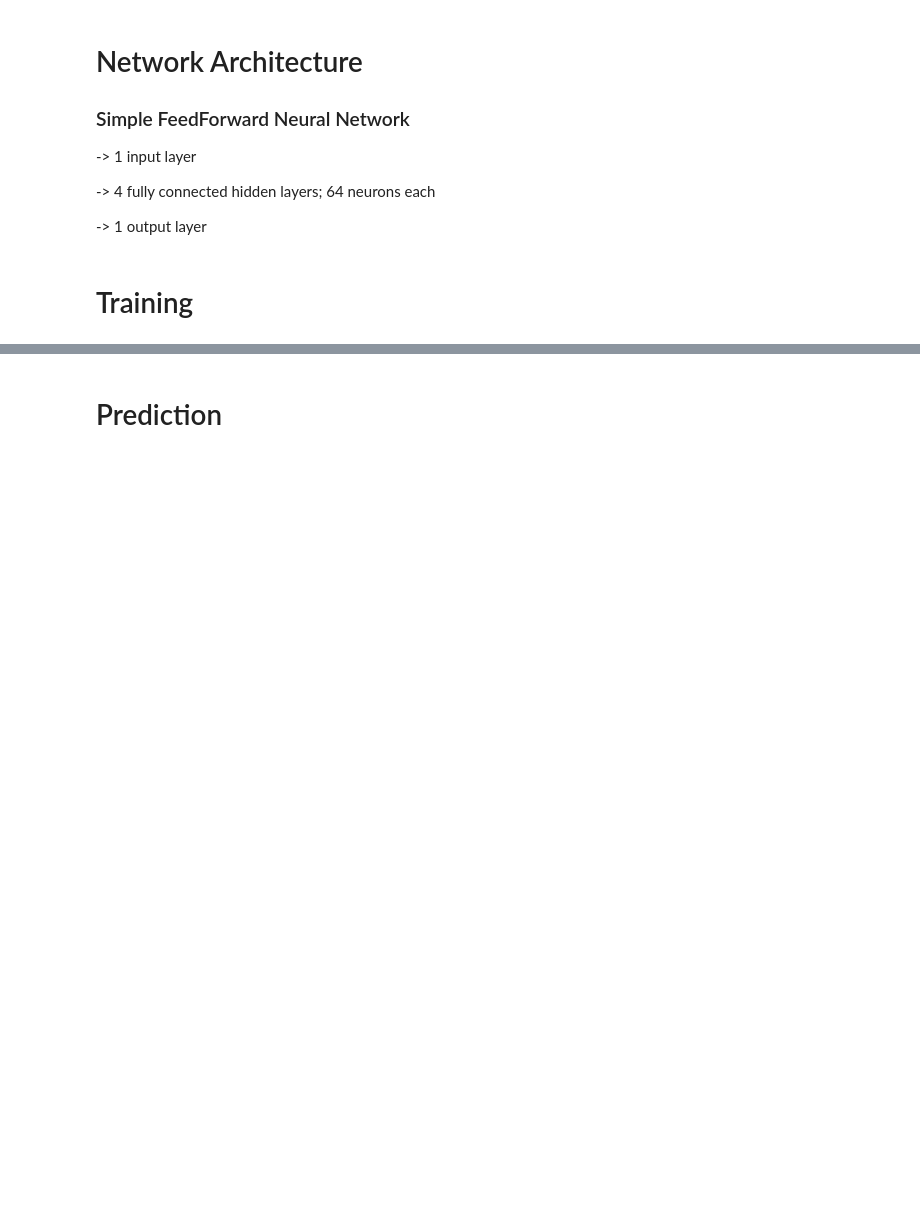
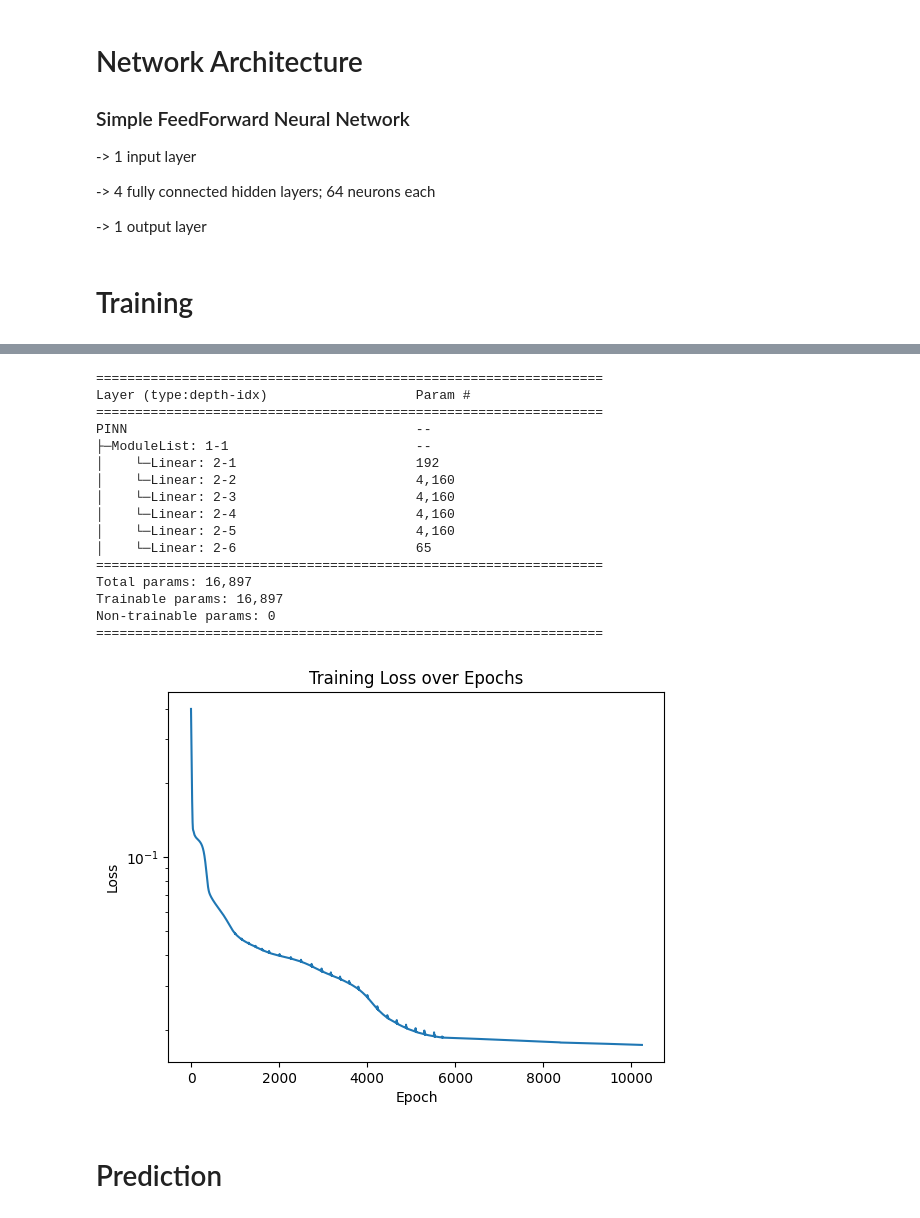
Before and after one commit to nishantak/numerical_sim_PINN, a Jupyter notebook: PINN_Kuramoto/pinn_solver.ipynb, the cells around one changed output, grey strips where cells are left out. Saved outputs shown, nothing was run; the diff lists cells and outputs as text; code cells hidden in the pictures; blank space fills up the shorter version.

```diff
--- a/PINN_Kuramoto/pinn_solver.ipynb
+++ b/PINN_Kuramoto/pinn_solver.ipynb
@@ -404,6 +342,6 @@ model = PINN(layers=4, units=64).to(device)
 # %% [markdown]
 # Training
 # %%
-model.trainer(_t_tensor, _x_tensor, u_0)
+model.trainer(x, t, u_0)
 summary(model)
 # %% [output]
@@ -411,3 +365,20 @@ Epoch 0/2048, Loss: 3.1516668796539307, Res: 6.54823161312379e-05, BC: 0.0, IC:
+=================================================================
+Layer (type:depth-idx)                   Param #
+=================================================================
+PINN                                     --
+├─ModuleList: 1-1                        --
+│    └─Linear: 2-1                       192
+│    └─Linear: 2-2                       4,160
+│    └─Linear: 2-3                       4,160
+│    └─Linear: 2-4                       4,160
+│    └─Linear: 2-5                       4,160
+│    └─Linear: 2-6                       65
+=================================================================
+Total params: 16,897
+Trainable params: 16,897
+Non-trainable params: 0
+=================================================================
+[figure, added]
 # %% [markdown]
 # Prediction
 # %%
```
Also changed, not shown: parts of 12 cells of this notebook, 3 other files.
